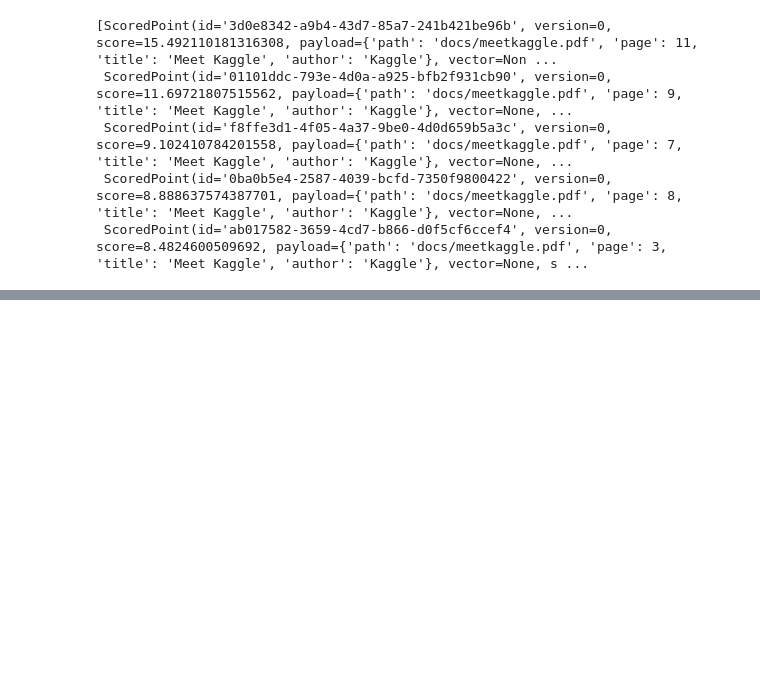
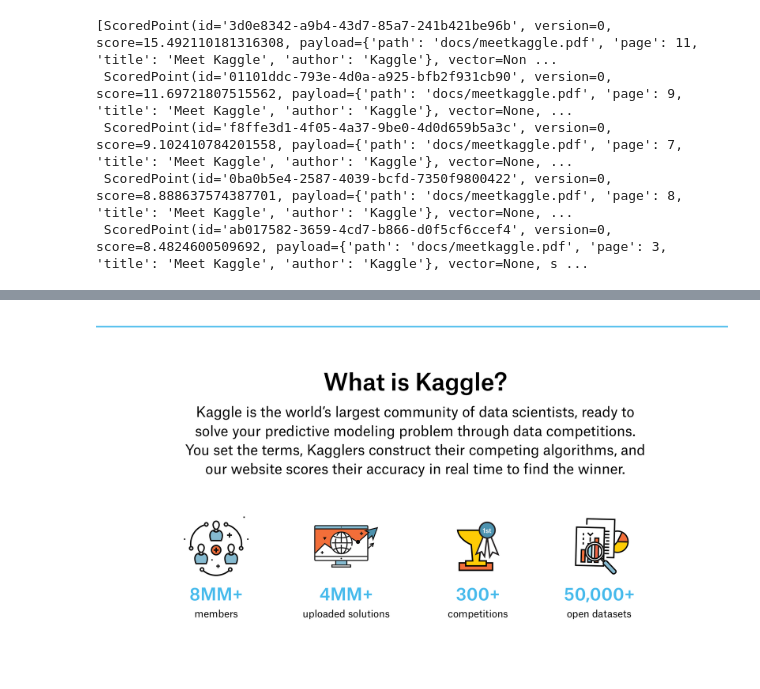
Before and after one commit to abdullahmeda/mosaic, a Jupyter notebook: run.ipynb, the cells around one changed output, grey strips where cells are left out. Saved outputs shown, nothing was run; the diff lists cells and outputs as text; code cells hidden in the pictures; blank space fills up the shorter version.

```diff
--- a/run.ipynb
+++ b/run.ipynb
@@ -34,0 +60,4 @@ numpy_array_zeros = np.zeros((1, 747, 128)).tolist()
+# %%
+images[1]
+# %% [output]
+[figure, added]
```
Also changed, not shown: parts of 6 cells of this notebook, 5 other files.
